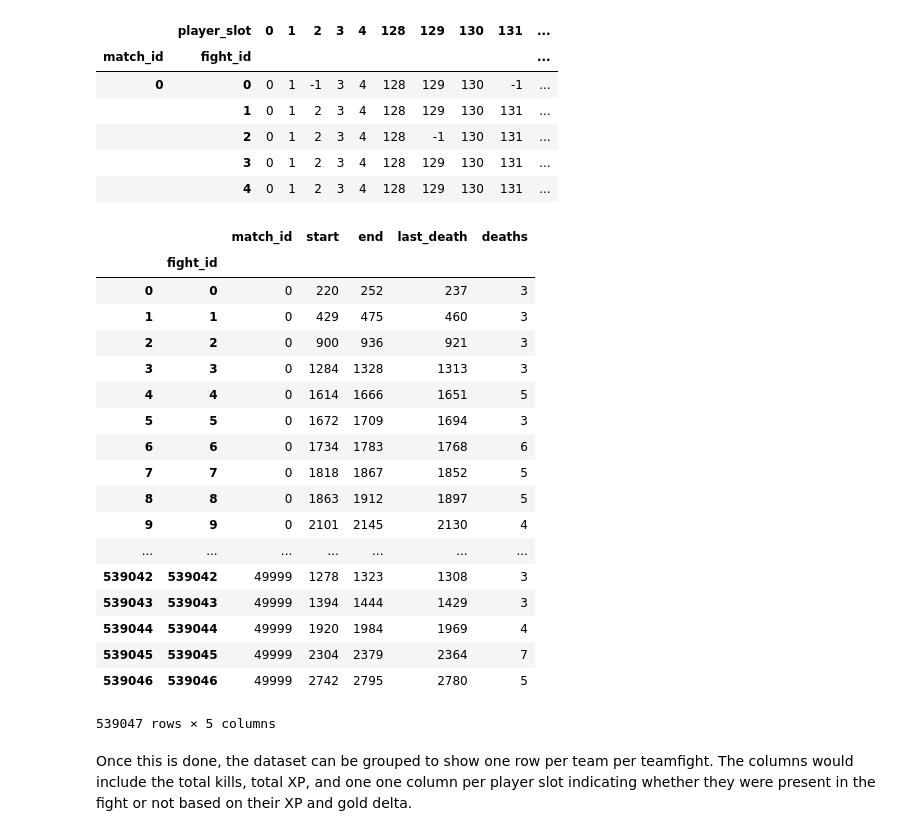
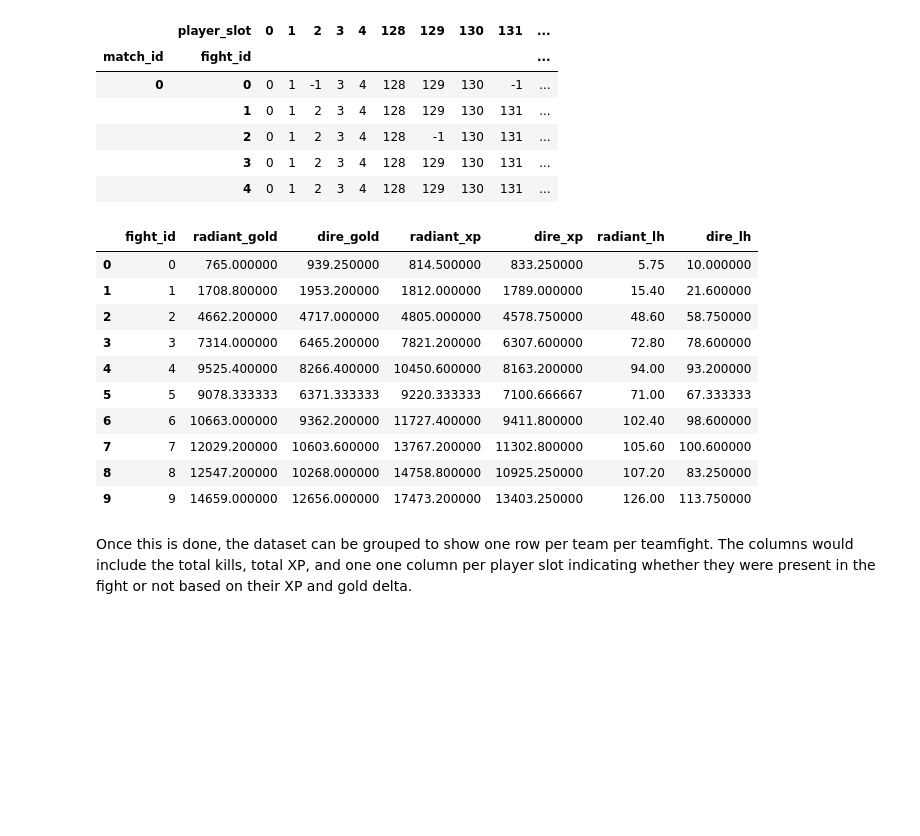
Before and after one commit to itsDZhang/Dota2__Data-Mining, a Jupyter notebook: fight_outcome.ipynb, the cells around one changed output. Saved outputs shown, nothing was run; the diff lists cells and outputs as text; code cells hidden in the pictures; blank space fills up the shorter version.

```diff
--- a/fight_outcome.ipynb
+++ b/fight_outcome.ipynb
@@ -168,32 +139,0 @@ def pre_stats(t, m, p):
-# %%
-#now we need to add the above to a dataframe. oof
-#First we need to make the dataframe.
-#It needs columns that can derive start_time, and players
-teamfights = pd.read_csv('teamfights.csv')
-teamfights['fight_id'] = pd.Series(teamfights.index.values)
-#teamfights = teamfights.set_index(['match_id'], append = True)
-teamfights = teamfights.set_index(['fight_id'], append = True)
-#active.index = active.index.droplevel(0)
-
-#teamfights.merge(active, how = 'left', left_index = True, right_index = True)
-#teamfights.merge(active, how = 'inner', on = ['fight_id'])
-# %% [output]
-|  |  | match_id | start | end | last_death | deaths |
-|  | fight_id |  |  |  |  |  |
-| 0 | 0 | 0 | 220 | 252 | 237 | 3 |
-| 1 | 1 | 0 | 429 | 475 | 460 | 3 |
-| 2 | 2 | 0 | 900 | 936 | 921 | 3 |
-| 3 | 3 | 0 | 1284 | 1328 | 1313 | 3 |
-| 4 | 4 | 0 | 1614 | 1666 | 1651 | 5 |
-| 5 | 5 | 0 | 1672 | 1709 | 1694 | 3 |
-| 6 | 6 | 0 | 1734 | 1783 | 1768 | 6 |
-| 7 | 7 | 0 | 1818 | 1867 | 1852 | 5 |
-| 8 | 8 | 0 | 1863 | 1912 | 1897 | 5 |
-| 9 | 9 | 0 | 2101 | 2145 | 2130 | 4 |
-| ... | ... | ... | ... | ... | ... | ... |
-| 539042 | 539042 | 49999 | 1278 | 1323 | 1308 | 3 |
-| 539043 | 539043 | 49999 | 1394 | 1444 | 1429 | 3 |
-| 539044 | 539044 | 49999 | 1920 | 1984 | 1969 | 4 |
-| 539045 | 539045 | 49999 | 2304 | 2379 | 2364 | 7 |
-| 539046 | 539046 | 49999 | 2742 | 2795 | 2780 | 5 |
-539047 rows × 5 columns
@@ -200,2 +150,50 @@ teamfights = teamfights.set_index(['fight_id'], append = True)
+# %%
+#Create a dataframe for cumulative team stats
+#get a dataframe of fight_id, time, and player indicies
+#teamfights = teamfights.reset_index()
+activeF = active.reset_index()
+playerTimes = teamfights.merge(activeF, left_index = True, right_index = True)
+#Add aggregate stat columns
+aggStats = playerTimes[['fight_id']]#dataframe to store aggregates
+playerTimes = playerTimes.rename(index = str, columns = {0:'P0', #nothing likes integer named columns
+                                            1:'P1',
+                                            2:'P2',
+                                            3:'P3',
+                                            4:'P4',
+                                            128:'P128',
+                                            129:'P129',
+                                            130:'P130',
+                                            131:'P131',
+                                            132:'P132',
+                                            133:'P133',
+                                            'match_id_x':'match_id'})
+playerTimes
+#gold
+aggStats['radiant_gold'] = playerTimes.apply(
+    lambda x: pre_stats(x['start'], x['match_id'], [x['P0'], x['P1'], x['P2'], x['P3'], x['P4']], 'gold'), axis = 1).values
+aggStats['dire_gold'] = playerTimes.apply(
+    lambda x: pre_stats(x['start'], x['match_id'], [x['P128'], x['P129'], x['P130'], x['P131'], x['P132']], 'gold'), axis = 1).values
+aggStats['radiant_xp'] = playerTimes.apply(
+    lambda x: pre_stats(x['start'], x['match_id'], [x['P0'], x['P1'], x['P2'], x['P3'], x['P4']], 'xp'), axis = 1).values
+aggStats['dire_xp'] = playerTimes.apply(
+    lambda x: pre_stats(x['start'], x['match_id'], [x['P128'], x['P129'], x['P130'], x['P131'], x['P132']], 'xp'), axis = 1).values
+aggStats['radiant_lh'] = playerTimes.apply(
+    lambda x: pre_stats(x['start'], x['match_id'], [x['P0'], x['P1'], x['P2'], x['P3'], x['P4']], 'lh'), axis = 1).values
+aggStats['dire_lh'] = playerTimes.apply(
+    lambda x: pre_stats(x['start'], x['match_id'], [x['P128'], x['P129'], x['P130'], x['P131'], x['P132']], 'lh'), axis = 1).values
+# %%
+aggStats[0:10]
+# %% [output]
+|  | fight_id | radiant_gold | dire_gold | radiant_xp | dire_xp | radiant_lh | dire_lh |
+| 0 | 0 | 765.000000 | 939.250000 | 814.500000 | 833.250000 | 5.75 | 10.000000 |
+| 1 | 1 | 1708.800000 | 1953.200000 | 1812.000000 | 1789.000000 | 15.40 | 21.600000 |
+| 2 | 2 | 4662.200000 | 4717.000000 | 4805.000000 | 4578.750000 | 48.60 | 58.750000 |
+| 3 | 3 | 7314.000000 | 6465.200000 | 7821.200000 | 6307.600000 | 72.80 | 78.600000 |
+| 4 | 4 | 9525.400000 | 8266.400000 | 10450.600000 | 8163.200000 | 94.00 | 93.200000 |
+| 5 | 5 | 9078.333333 | 6371.333333 | 9220.333333 | 7100.666667 | 71.00 | 67.333333 |
+| 6 | 6 | 10663.000000 | 9362.200000 | 11727.400000 | 9411.800000 | 102.40 | 98.600000 |
+| 7 | 7 | 12029.200000 | 10603.600000 | 13767.200000 | 11302.800000 | 105.60 | 100.600000 |
+| 8 | 8 | 12547.200000 | 10268.000000 | 14758.800000 | 10925.250000 | 107.20 | 83.250000 |
+| 9 | 9 | 14659.000000 | 12656.000000 | 17473.200000 | 13403.250000 | 126.00 | 113.750000 |
 # %% [markdown]
 Once this is done, the dataset can be grouped to show one row per team per teamfight. The columns would include the total kills, total XP, and one one column per player slot indicating whether they were present in the fight or not based on their XP and gold delta.
```
Also changed, not shown: parts of 21 cells of this notebook.
